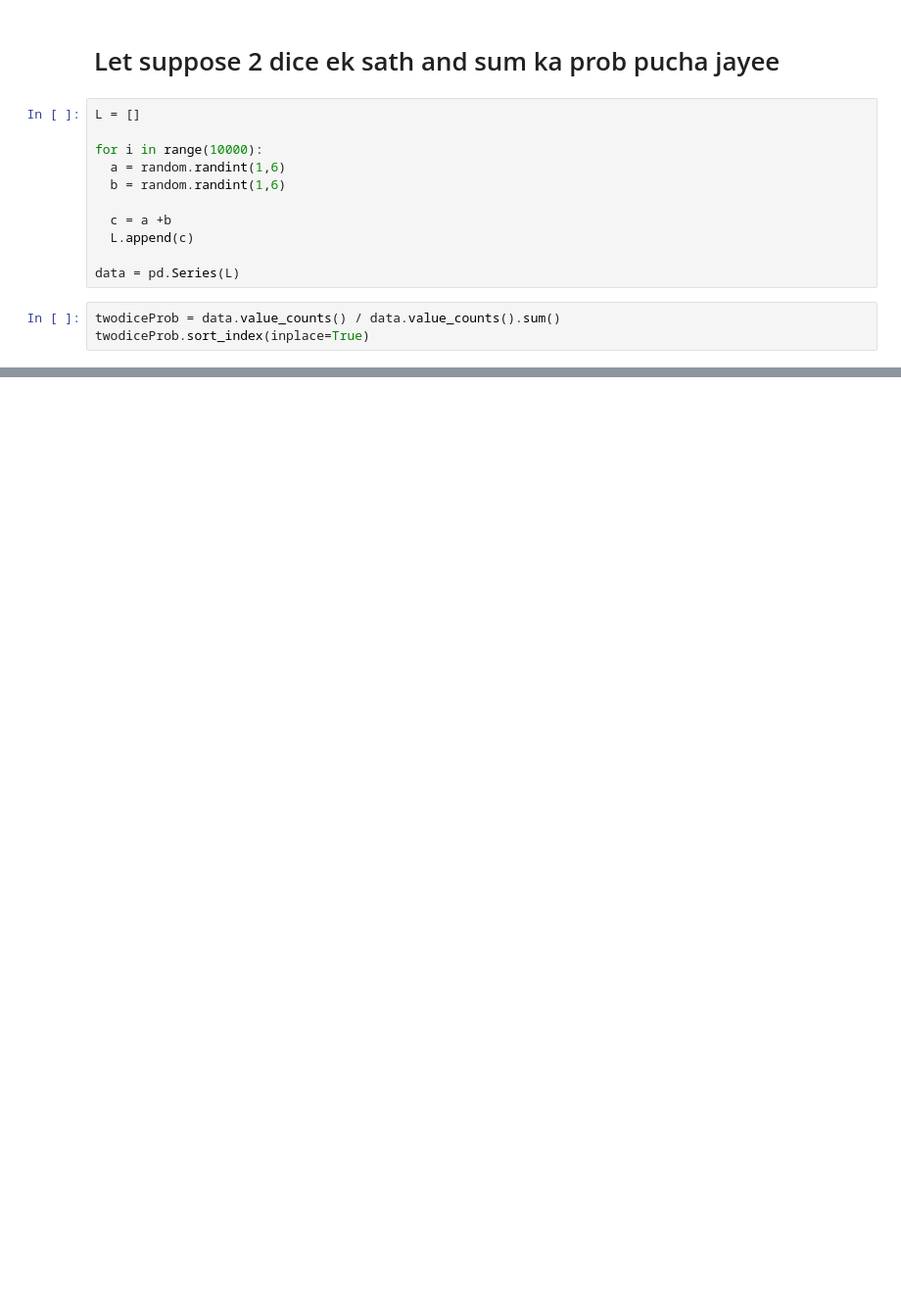
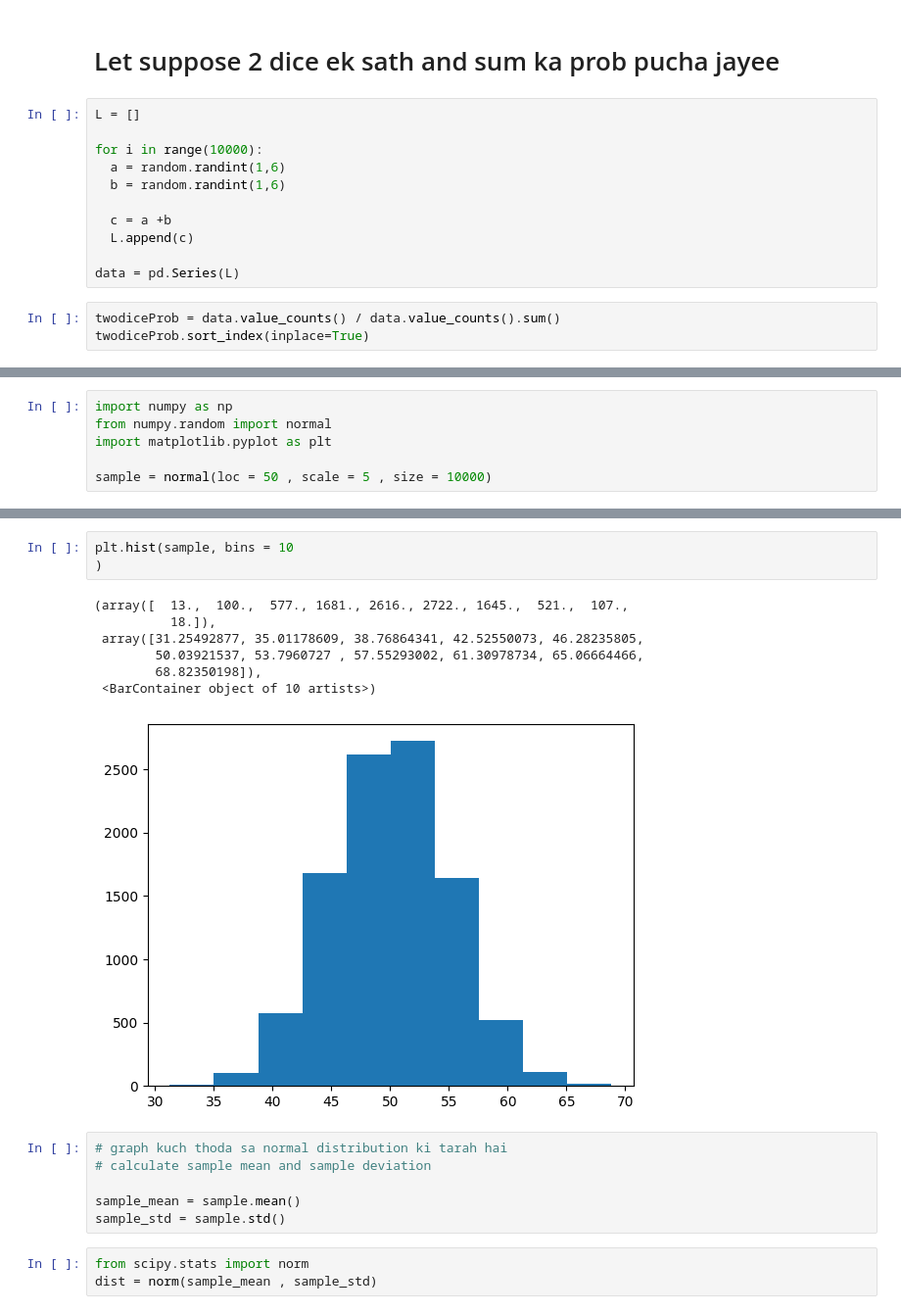
Before and after one commit to Vishalkumar800/ML-Learning, a Jupyter notebook: probability.ipynb, the cells around one changed output, grey strips where cells are left out. Shown at 98% size. Drawn from its saved outputs; the diff is of its cells as text; blank space fills up the shorter version.

```diff
--- a/probability.ipynb
+++ b/probability.ipynb
@@ -43,0 +77,6 @@ twodiceProb.plot(kind="bar")
+# %%
+import numpy as np
+from numpy.random import normal
+import matplotlib.pyplot as plt
+
+sample = normal(loc = 50 , scale = 5 , size = 10000)
@@ -43,0 +88,20 @@ twodiceProb.plot(kind="bar")
+# %%
+plt.hist(sample, bins = 10
+)
+# %% [output]
+(array([  13.,  100.,  577., 1681., 2616., 2722., 1645.,  521.,  107.,
+          18.]),
+ array([31.25492877, 35.01178609, 38.76864341, 42.52550073, 46.28235805,
+        50.03921537, 53.7960727 , 57.55293002, 61.30978734, 65.06664466,
+        68.82350198]),
+ <BarContainer object of 10 artists>)
+[figure, added]
+# %%
+# graph kuch thoda sa normal distribution ki tarah hai
+# calculate sample mean and sample deviation
+
+sample_mean = sample.mean()
+sample_std = sample.std()
+# %%
+from scipy.stats import norm
+dist = norm(sample_mean , sample_std)
```
Also changed, not shown: parts of 15 cells of this notebook.
